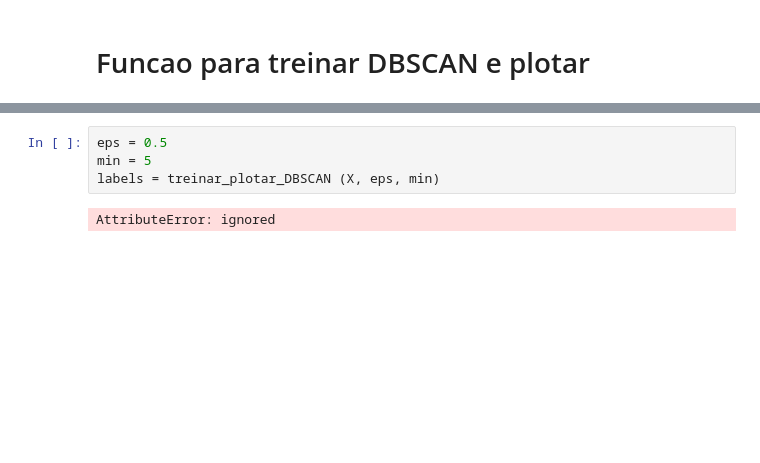
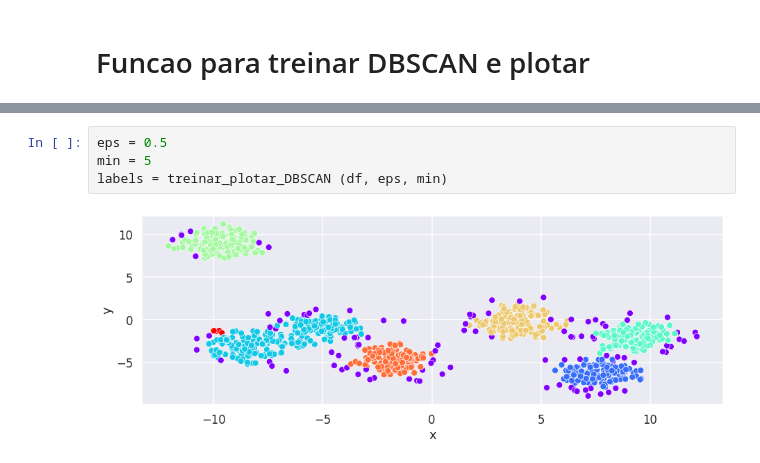
Before and after one commit to leandroleao2k/ImageML, a Jupyter notebook: DBSCAN Cluster.ipynb, the cells around one changed output, grey strips where cells are left out. Drawn from its saved outputs; the diff is of its cells as text; blank space fills up the shorter version.

```diff
--- a/DBSCAN Cluster.ipynb
+++ b/DBSCAN Cluster.ipynb
@@ -89,6 +55,6 @@ def treinar_plotar_DBSCAN(data, epslon=0.5, min_samples=5):
 # %%
 eps = 0.5
 min = 5
-labels = treinar_plotar_DBSCAN (X, eps, min)
+labels = treinar_plotar_DBSCAN (df, eps, min)
 # %% [output]
-AttributeError: ignored
+[figure, added]
```
Also changed, not shown: parts of 14 cells of this notebook.
